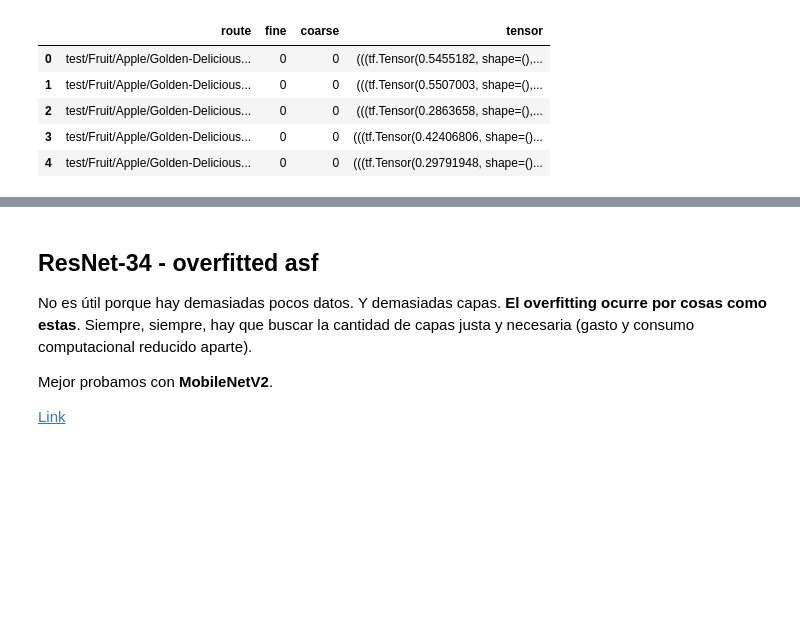
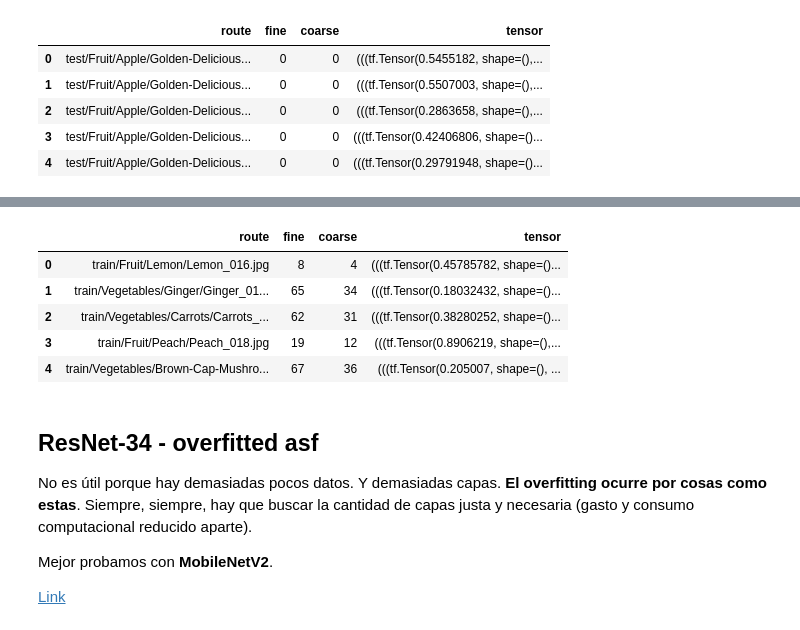
Before and after one commit to jmartinpizarro/smartcart, a Jupyter notebook: cnn_model/main.ipynb, the cells around one changed output, grey strips where cells are left out. Cells and saved outputs as stored; diff of their text form; code cells hidden in the pictures; blank space fills up the shorter version.

Commit message:
feat: undersampling for reducing overfitting

```diff
--- a/cnn_model/main.ipynb
+++ b/cnn_model/main.ipynb
@@ -100,3 +132,27 @@ df_test.head()
+# %%
+# Crear un DataFrame vacío para almacenar las muestras balanceadas
+undersampled_df = pd.DataFrame()
+
+# Realizar undersampling para cada clase
+for clase in class_counts.index:
+    # Filtrar las instancias de la clase
+    class_subset = df[df['coarse'] == clase]
+    # Realizar el undersampling
+    undersampled_subset = class_subset.sample(n=min_class_count, random_state=42)
+    # Concatenar las muestras balanceadas
+    undersampled_df = pd.concat([undersampled_df, undersampled_subset])
+
+# Mezclar el DataFrame resultante
+undersampled_df = undersampled_df.sample(frac=1, random_state=42).reset_index(drop=True)
+# %%
+undersampled_df.head()
+# %% [output]
+|  | route | fine | coarse | tensor |
+| 0 | train/Fruit/Lemon/Lemon_016.jpg | 8 | 4 | (((tf.Tensor(0.45785782, shape=()... |
+| 1 | train/Vegetables/Ginger/Ginger_01... | 65 | 34 | (((tf.Tensor(0.18032432, shape=()... |
+| 2 | train/Vegetables/Carrots/Carrots_... | 62 | 31 | (((tf.Tensor(0.38280252, shape=()... |
+| 3 | train/Fruit/Peach/Peach_018.jpg | 19 | 12 | (((tf.Tensor(0.8906219, shape=(),... |
+| 4 | train/Vegetables/Brown-Cap-Mushro... | 67 | 36 | (((tf.Tensor(0.205007, shape=(), ... |
 # %% [markdown]
 ## ResNet-34 - overfitted asf
 
```
Also changed, not shown: parts of 8 cells of this notebook, 1 other file.
